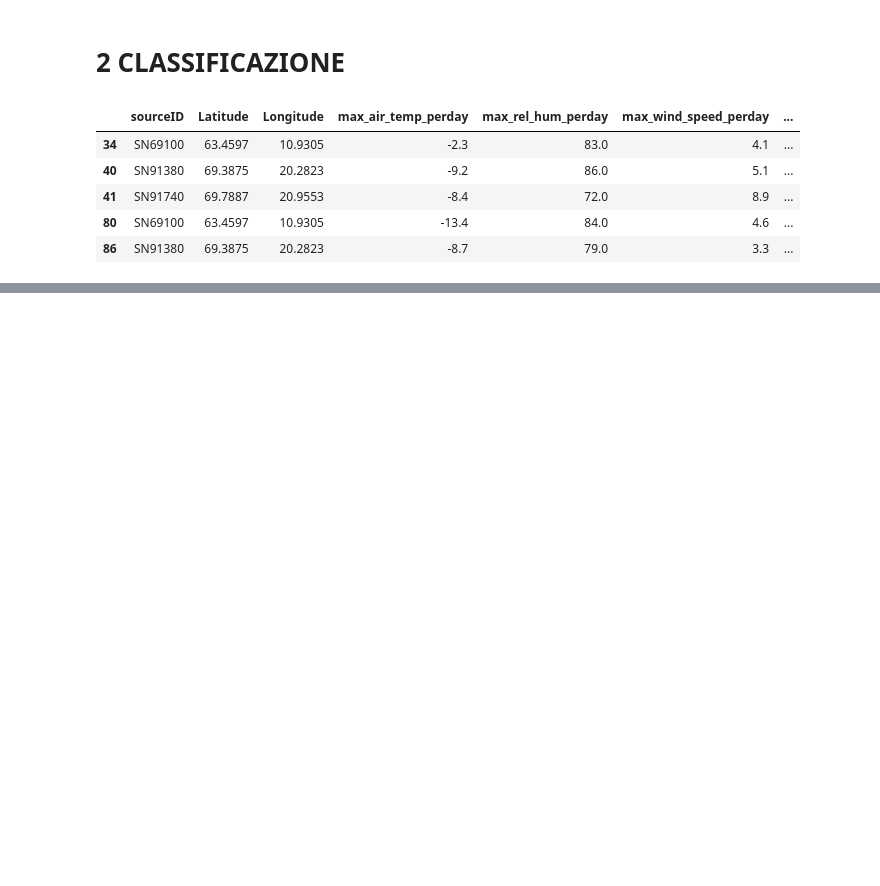
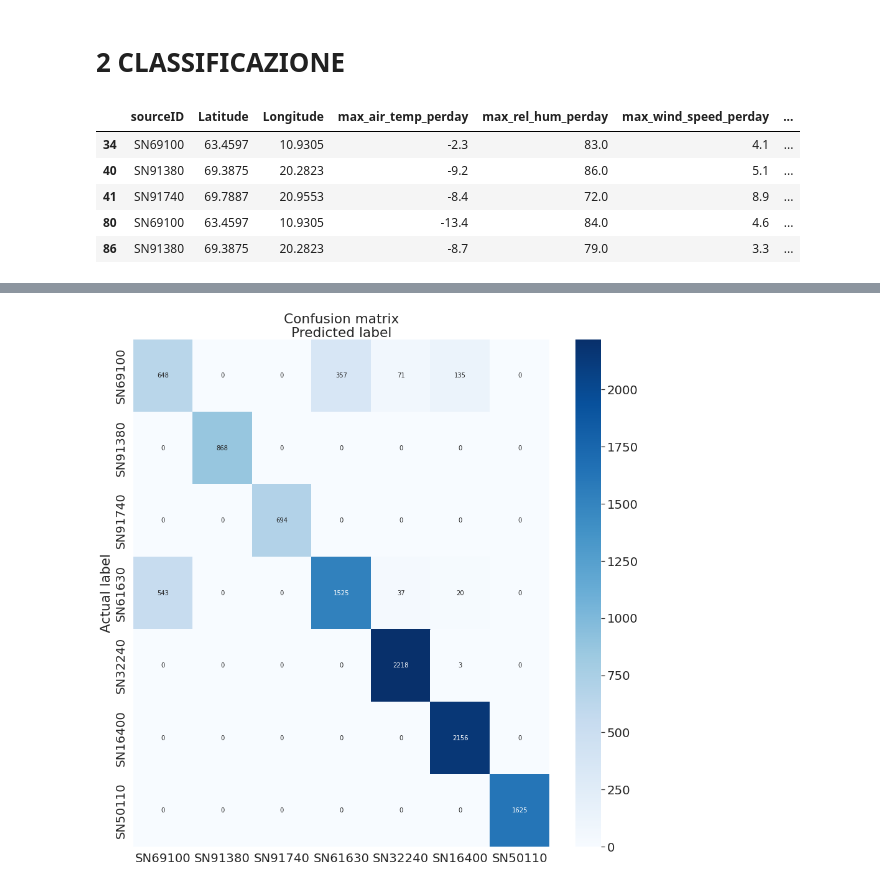
Before and after one commit to Badar97/Progetto_DataScience, a Jupyter notebook: Classificazione.ipynb, the cells around one changed output, grey strips where cells are left out. Saved outputs shown, nothing was run; the diff lists cells and outputs as text; code cells hidden in the pictures; blank space fills up the shorter version.

```diff
--- a/Classificazione.ipynb
+++ b/Classificazione.ipynb
@@ -62,0 +85,13 @@ meteo.head()
+# %%
+# Separate labels from training data
+# X = meteo[['mean symmetry', 'mean area']] #Training data
+X = meteo.drop('sourceID', axis=1) #Training data
+y = meteo['sourceID'] #Prediction label
+
+# Split the data into x_train and y_train data sets
+X_train, X_test, y_train, y_test = train_test_split(X, y, train_size=0.5, random_state=0)
+# %%
+# Create the Random Forest Classifier
+dfrst = RandomForestClassifier(n_estimators=3, max_depth=4, min_samples_split=6, class_weight='balanced')
+ranfor = dfrst.fit(X_train, y_train)
+y_pred = ranfor.predict(X_test)
@@ -62,0 +103,21 @@ meteo.head()
+# %%
+# Create heatmap from the confusion matrix
+def createConfMatrix(class_names, matrix):
+    class_names=['SN69100', 'SN91380', 'SN91740', 'SN61630',
+                 'SN32240', 'SN16400', 'SN50110']
+    tick_marks = [0.5, 1.5, 2.5, 3.5, 4.5, 5.5, 6.5 ]
+    fig, ax = plt.subplots(figsize=(15,15))
+    sns.heatmap(pd.DataFrame(matrix), annot=True, cmap="Blues", fmt='g')
+    ax.xaxis.set_label_position("top")
+    plt.title('Confusion matrix')
+    plt.ylabel('Actual label'); plt.xlabel('Predicted label')
+    plt.yticks(tick_marks, class_names); plt.xticks(tick_marks, class_names)
+
+# Create a confusion matrix
+cnf_matrix = confusion_matrix(y_test, y_pred)
+createConfMatrix(matrix=cnf_matrix, class_names=['SN69100', 'SN91380',
+                                                 'SN91740', 'SN61630',
+                                                 'SN32240', 'SN16400',
+                                                 'SN50110'])
+# %% [output]
+[figure, added]
```
Also changed, not shown: parts of 6 cells of this notebook.
